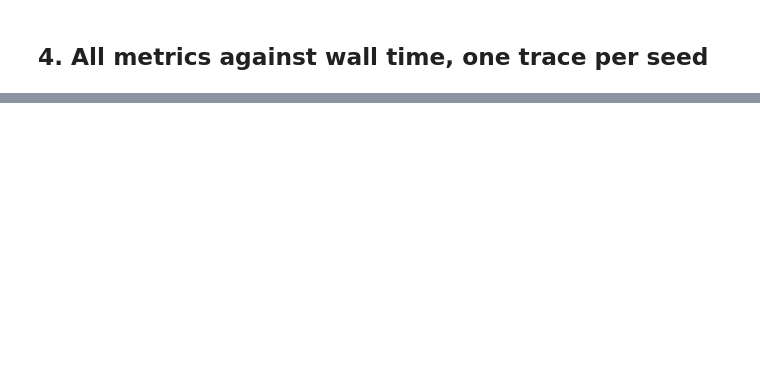
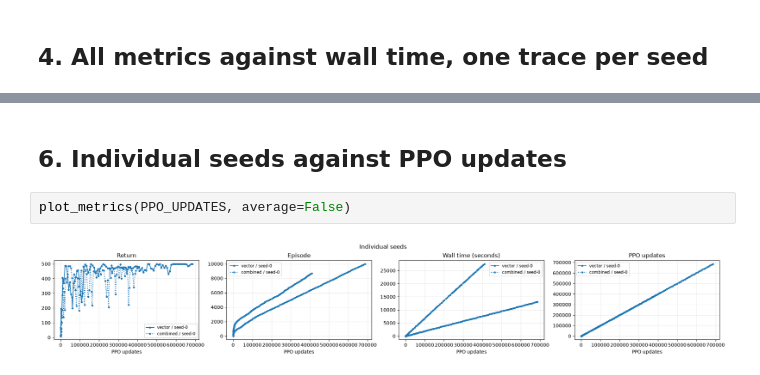
Before and after one commit to jasooney23/wam-comparison, a Jupyter notebook: src/experiments/visual-augmentation-simple/plot_agent_results.ipynb, the cells around one changed output, grey strips where cells are left out. Saved outputs shown, nothing was run; the diff lists cells and outputs as text; blank space fills up the shorter version.

```diff
--- a/src/experiments/visual-augmentation-simple/plot_agent_results.ipynb
+++ b/src/experiments/visual-augmentation-simple/plot_agent_results.ipynb
@@ -108,0 +136,6 @@ plot_metrics("Wall time (seconds)", average=False)
+# %% [markdown]
+## 6. Individual seeds against PPO updates
+# %%
+plot_metrics(PPO_UPDATES, average=False)
+# %% [output]
+[figure, added]
```
Also changed, not shown: parts of 9 cells of this notebook.
